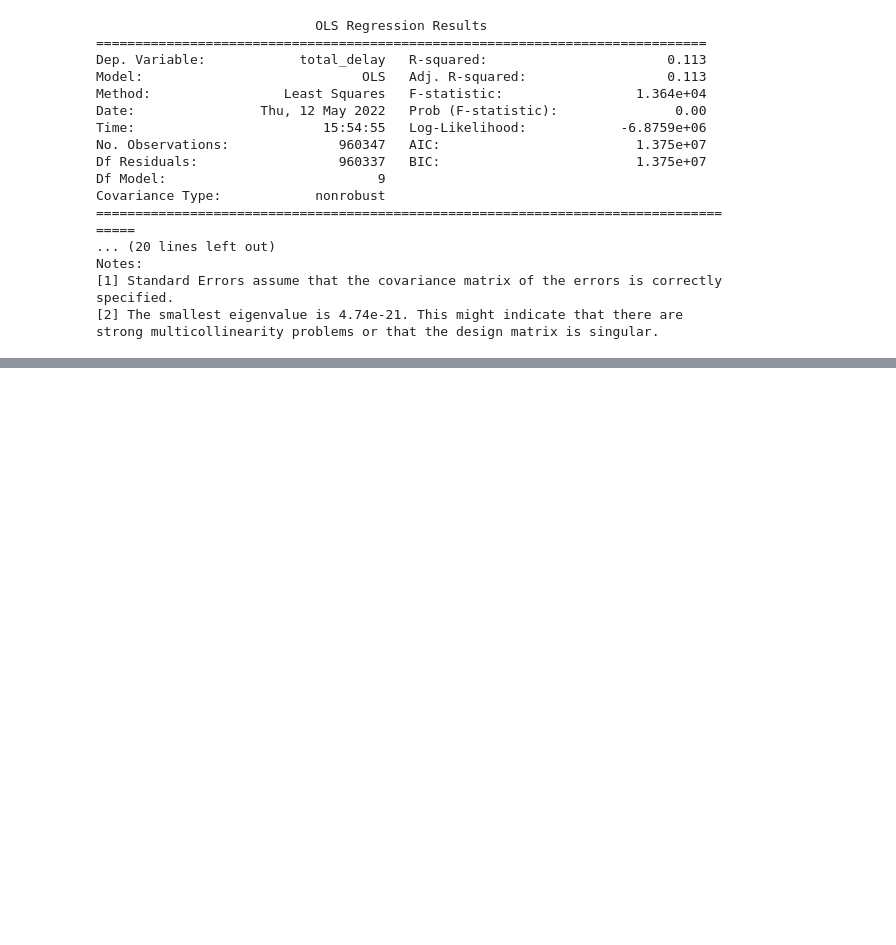
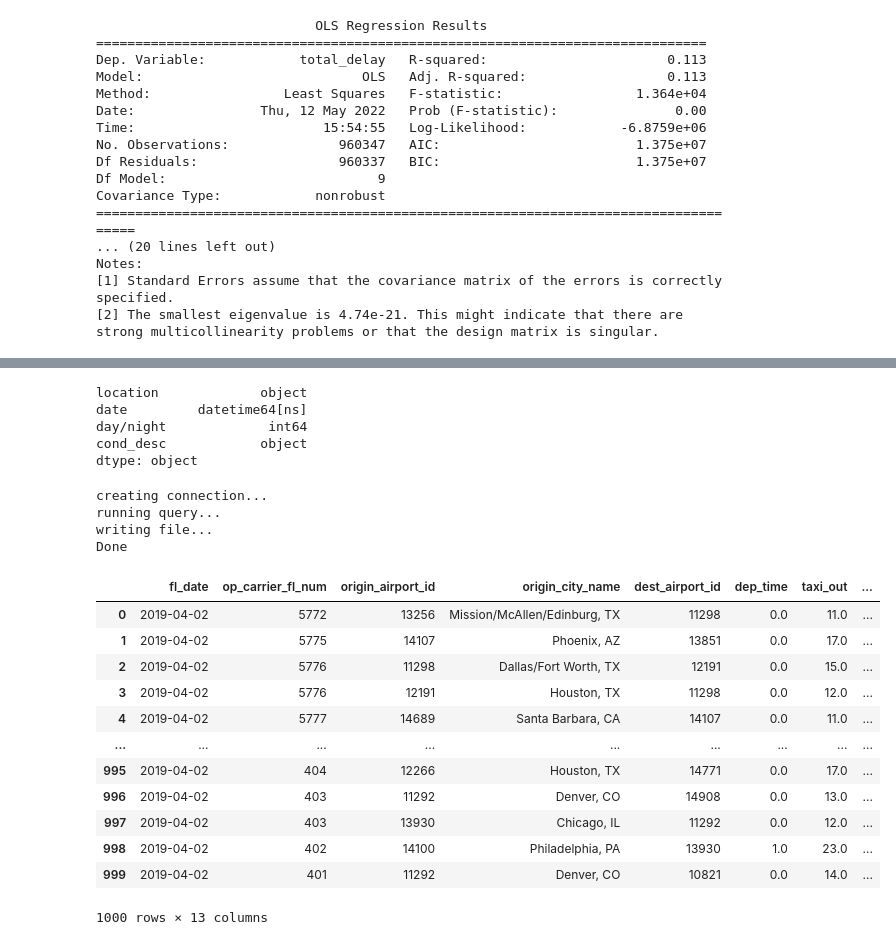
Before and after one commit to Leighson/lighthouse-midterm, a Jupyter notebook: Run-Through.ipynb, the cells around one changed output, grey strips where cells are left out. Drawn from its saved outputs; the diff is of its cells as text; code cells hidden in the pictures; blank space fills up the shorter version.

Commit message:
added weather info to run through

```diff
--- a/Run-Through.ipynb
+++ b/Run-Through.ipynb
@@ -317,0 +355,43 @@ strong multicollinearity problems or that the design matrix is singular.
+# %%
+weath.dtypes
+# %% [output]
+location             object
+date         datetime64[ns]
+day/night             int64
+cond_desc            object
+dtype: object
+# %%
+t = make_csv("SELECT * FROM flights LIMIT 1000", "test1000flight.csv")
+# %% [output]
+creating connection...
+running query...
+writing file...
+Done
+# %%
+t['crs_dep_time'] = t['crs_dep_time'].astype('float64')
+t['crs_arr_time'] = t['crs_arr_time'].astype('float64')
+t['total_delay'] = (t['dep_time'] - t['crs_dep_time']) + (t['arr_time'] - t['crs_arr_time']) + (t['actual_elapsed_time'] - t['crs_elapsed_time'])
+t = t.drop(['dep_delay', 'arr_delay', 'nas_delay', 'diverted', 'security_delay', 'late_aircraft_delay', 'carrier_delay', 'weather_delay', 'no_name', 'mkt_carrier', 'branded_code_share', 'origin', 'dest', 'dest_city_name', 'crs_dep_time', 'arr_time', 'crs_arr_time', 'actual_elapsed_time', 'crs_elapsed_time', 'dup', 'cancelled', 'cancellation_code', 'flights', 'first_dep_time', 'total_add_gtime', 'longest_add_gtime', 'mkt_unique_carrier', 'mkt_carrier_fl_num', 'tail_num', 'op_unique_carrier'], axis = 1)
+# %%
+time1 = t['dep_time'].between(600,1800).values
+time2 = t['dep_time'].between(0,600).values
+time3 = t['dep_time'].between(1800,2359).values
+t.loc[time1, 'dep_time']=0
+t.loc[time2, 'dep_time']=1
+t.loc[time3, 'dep_time']=1
+# %%
+t
+# %% [output]
+|  | fl_date | op_carrier_fl_num | origin_airport_id | origin_city_name | dest_airport_id | dep_time | taxi_out | ... |
+| 0 | 2019-04-02 | 5772 | 13256 | Mission/McAllen/Edinburg, TX | 11298 | 0.0 | 11.0 | ... |
+| 1 | 2019-04-02 | 5775 | 14107 | Phoenix, AZ | 13851 | 0.0 | 17.0 | ... |
+| 2 | 2019-04-02 | 5776 | 11298 | Dallas/Fort Worth, TX | 12191 | 0.0 | 15.0 | ... |
+| 3 | 2019-04-02 | 5776 | 12191 | Houston, TX | 11298 | 0.0 | 12.0 | ... |
+| 4 | 2019-04-02 | 5777 | 14689 | Santa Barbara, CA | 14107 | 0.0 | 11.0 | ... |
+| ... | ... | ... | ... | ... | ... | ... | ... | ... |
+| 995 | 2019-04-02 | 404 | 12266 | Houston, TX | 14771 | 0.0 | 17.0 | ... |
+| 996 | 2019-04-02 | 403 | 11292 | Denver, CO | 14908 | 0.0 | 13.0 | ... |
+| 997 | 2019-04-02 | 403 | 13930 | Chicago, IL | 11292 | 0.0 | 12.0 | ... |
+| 998 | 2019-04-02 | 402 | 14100 | Philadelphia, PA | 13930 | 1.0 | 23.0 | ... |
+| 999 | 2019-04-02 | 401 | 11292 | Denver, CO | 10821 | 0.0 | 14.0 | ... |
+1000 rows × 13 columns
```
Also changed, not shown: parts of 20 cells of this notebook, 1 other file.
